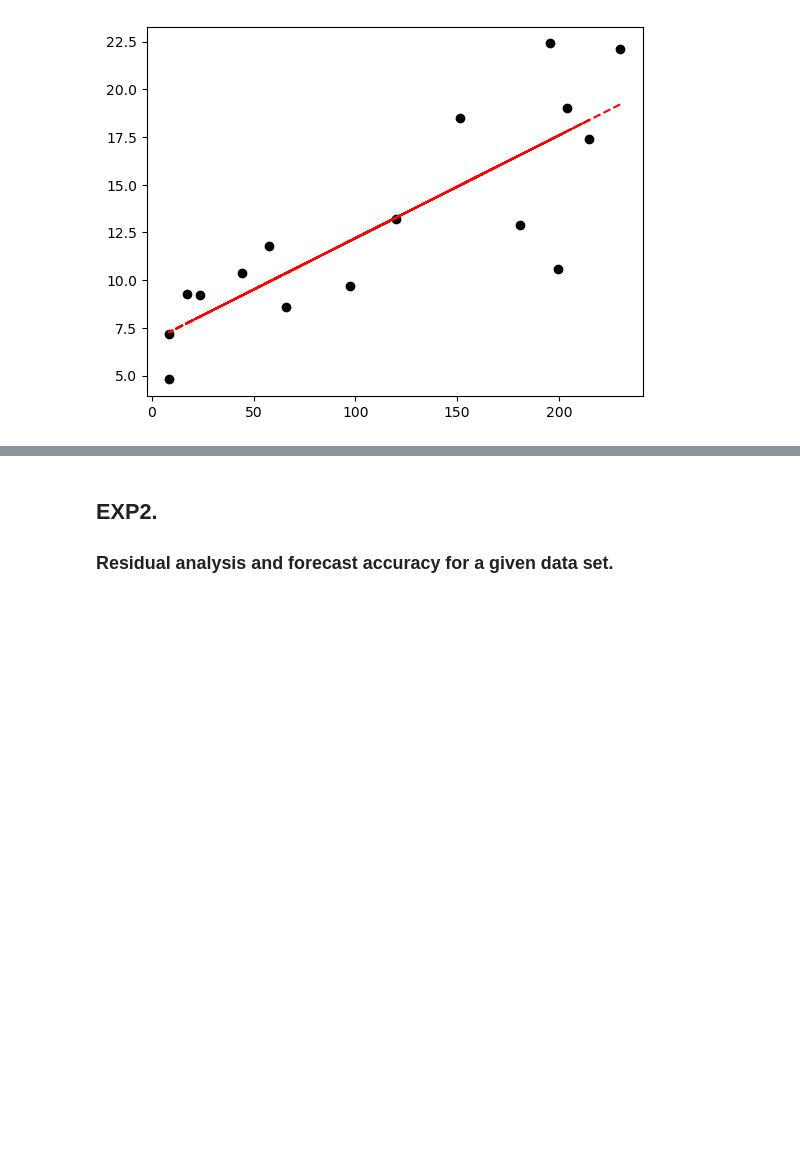
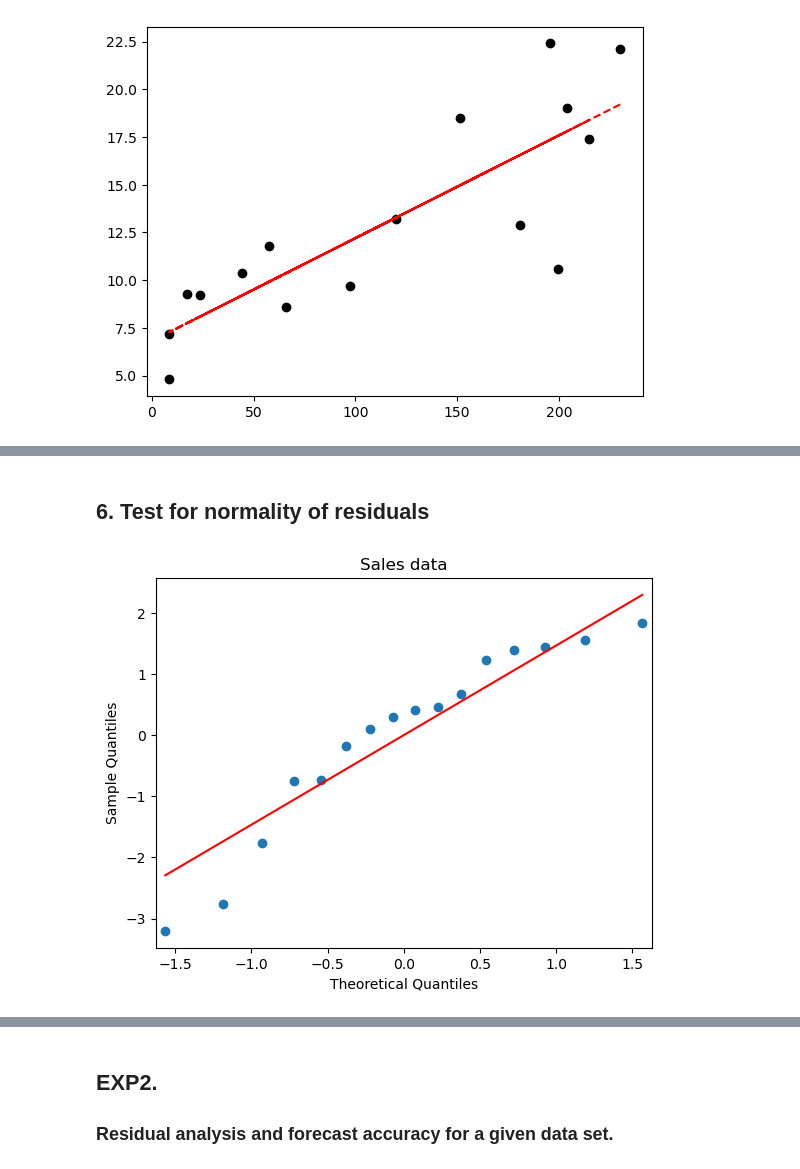
Before and after one commit to s0ul141/SB47, a Jupyter notebook: Reg_Lab_Fat_prep.ipynb, the cells around one changed output, grey strips where cells are left out. Saved outputs shown, nothing was run; the diff lists cells and outputs as text; code cells hidden in the pictures; blank space fills up the shorter version.

```diff
--- a/Reg_Lab_Fat_prep.ipynb
+++ b/Reg_Lab_Fat_prep.ipynb
@@ -69,0 +82,3 @@ plt.show()
+# %%
+model = sm.OLS(df['Sales'], df[['const', 'TV', 'Radio', 'Newspaper']]).fit()
+print(model.summary())
@@ -71,0 +262,8 @@ plt.show()
+# %% [markdown]
+## 6. Test for normality of residuals
+# %%
+sm.qqplot(model.resid, line='s')
+plt.title('Sales data')
+plt.show()
+# %% [output]
+[figure, added]
```
Also changed, not shown: parts of 49 cells of this notebook, 1 other file.
